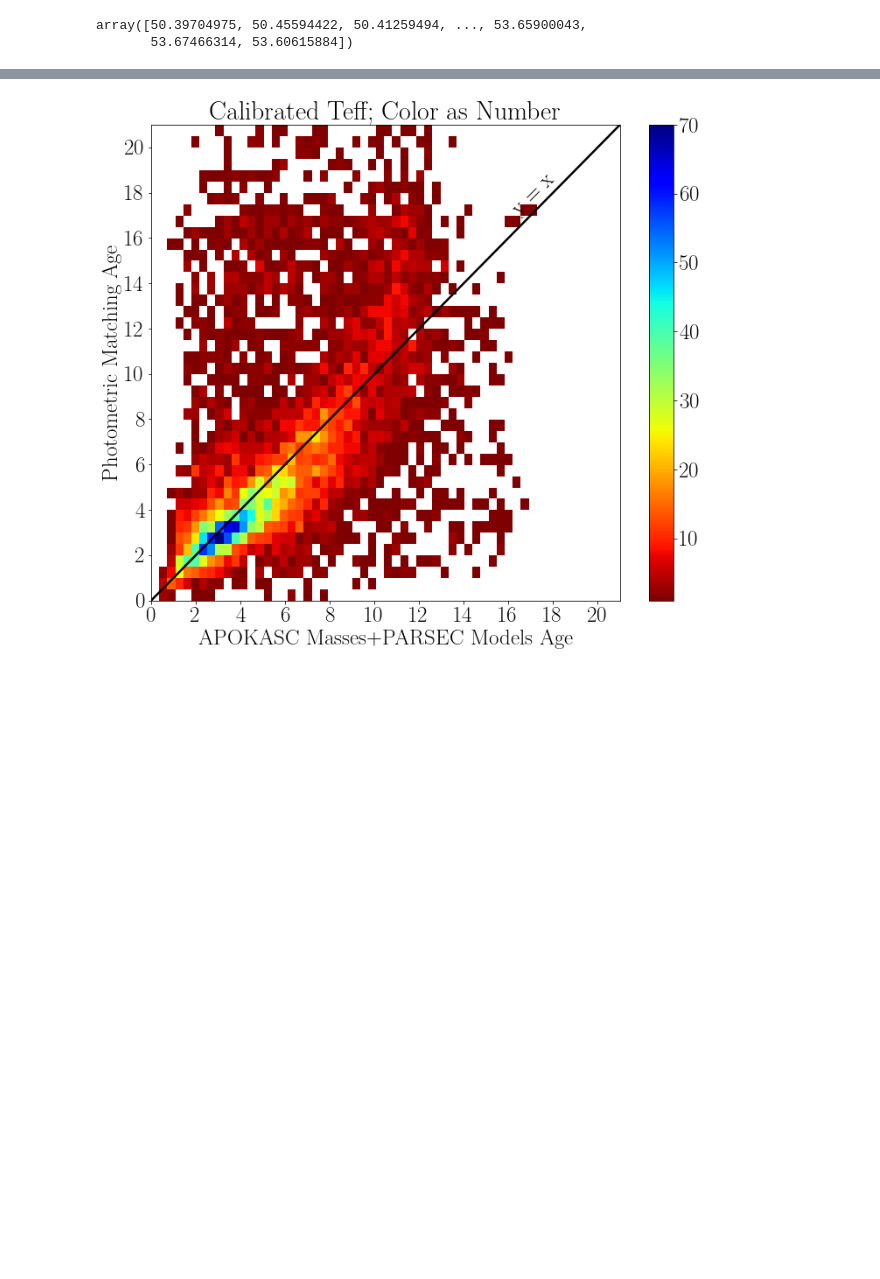
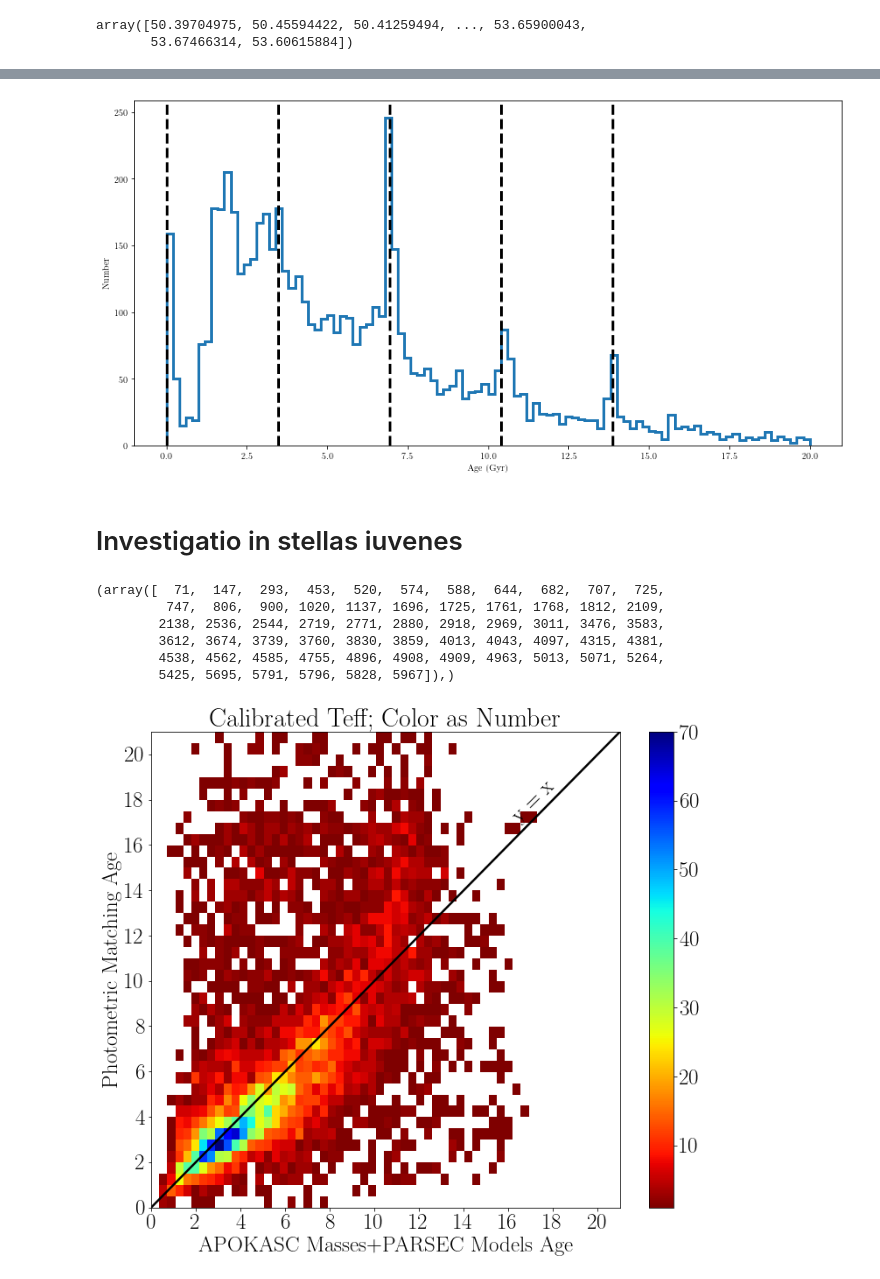
Before and after one commit to JoshuaPovick/Age_Fitting, a Jupyter notebook: notebooks/A_codE_to_calculaTe_stellAr_ageS-LMC.ipynb, the cells around one changed output, grey strips where cells are left out. Drawn from its saved outputs; the diff is of its cells as text; code cells hidden in the pictures; blank space fills up the shorter version.

```diff
--- a/notebooks/A_codE_to_calculaTe_stellAr_ageS-LMC.ipynb
+++ b/notebooks/A_codE_to_calculaTe_stellAr_ageS-LMC.ipynb
@@ -1632,9 +1627,25 @@ agetable.write('lmc_lm_wgtage_06OCT2022.fits',format='fits', overwrite=True)
 # %%
-agetab = Table.read('lmc_lm_wgtage_06OCT2022.fits')
+agetab = Table.read('lmc_lm_wgtage_07OCT2022.fits')
 # %%
 plt.figure(figsize=[14,7])
-plt.hist(agetab['AGE'],histtype='step',range=(0,20),bins=20,lw=3.0)
+plt.hist(agetab['AGE'],histtype='step',range=(0,20),bins=100,lw=3.0)
+for i in np.linspace(0.012,17.)[::10]:
+    plt.axvline(i,c='k',ls='--',lw=3.0)
 plt.xlabel(r'Age (Gyr)')
 plt.ylabel(r'Number')
-plt.savefig('lmc_age_histogram.png',bbox_inches='tight')
+plt.savefig('lmc_age_histogram_wgtage.png',bbox_inches='tight')
 plt.show()
+# %% [output]
+[figure, added]
+# %% [markdown]
+# Investigatio in stellas iuvenes
+# %%
+# stars younger than the youngest isochrone
+np.where(agetab['AGE']<0.024)
+# %% [output]
+(array([  71,  147,  293,  453,  520,  574,  588,  644,  682,  707,  725,
+         747,  806,  900, 1020, 1137, 1696, 1725, 1761, 1768, 1812, 2109,
+        2138, 2536, 2544, 2719, 2771, 2880, 2918, 2969, 3011, 3476, 3583,
+        3612, 3674, 3739, 3760, 3830, 3859, 4013, 4043, 4097, 4315, 4381,
+        4538, 4562, 4585, 4755, 4896, 4908, 4909, 4963, 5013, 5071, 5264,
+        5425, 5695, 5791, 5796, 5828, 5967]),)
```
Also changed, not shown: parts of 5 cells of this notebook, 2 other files.
